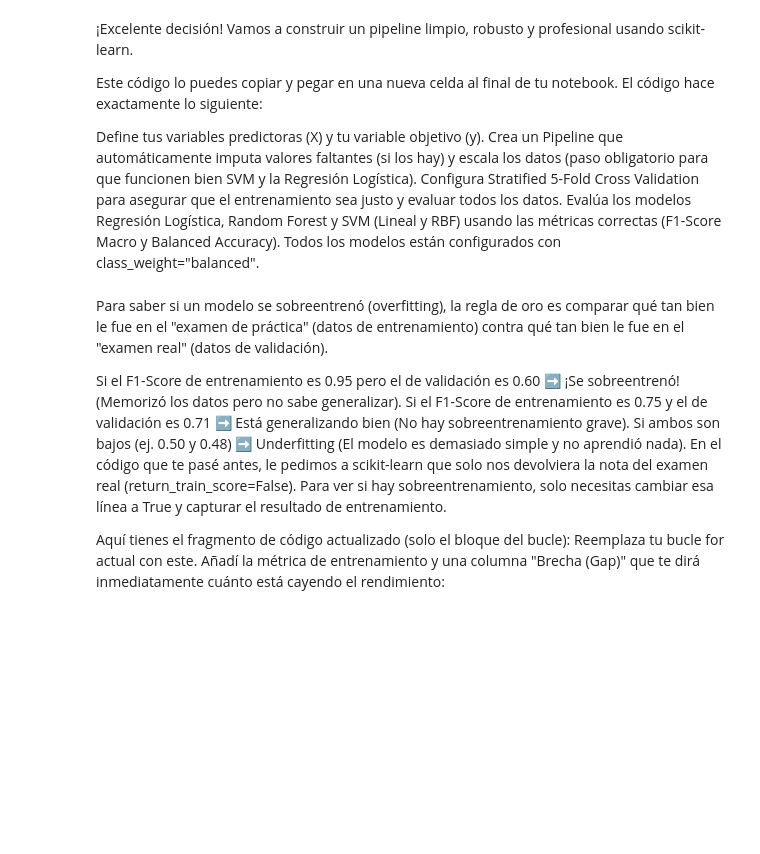
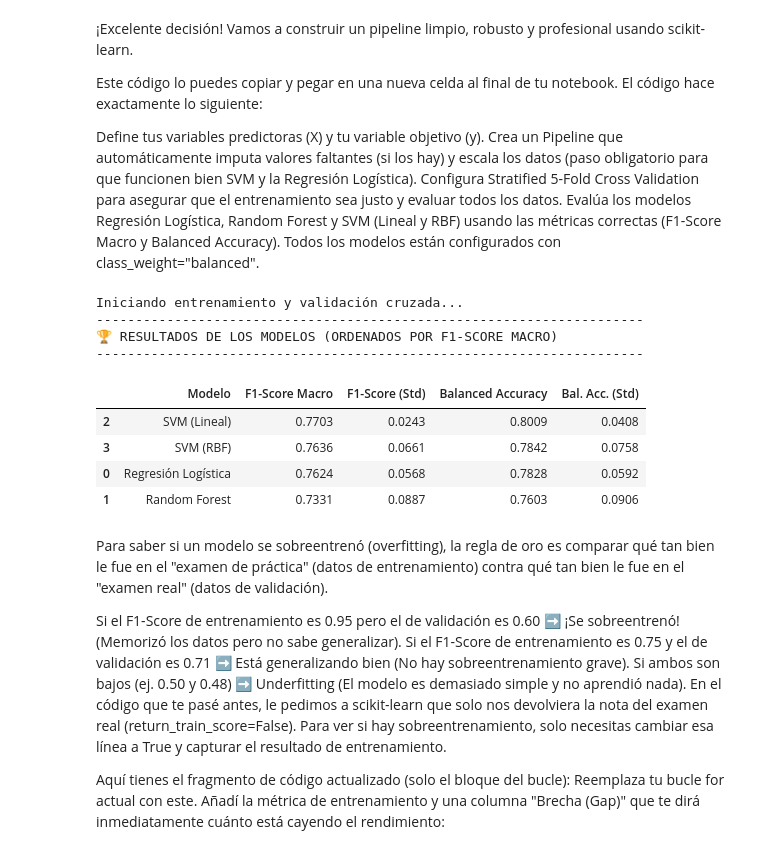
Before and after one commit to Nicolasg2c/dc_model_ts, a Jupyter notebook: src/dc_pipeline_2.ipynb, the cells around one changed output. Saved outputs shown, nothing was run; the diff lists cells and outputs as text; code cells hidden in the pictures; blank space fills up the shorter version.

```diff
--- a/src/dc_pipeline_2.ipynb
+++ b/src/dc_pipeline_2.ipynb
@@ -961,10 +1264,8 @@ df_complete.info()
 # %%
-df_complete['nivel_estudio'] = df_complete['nivel_estudio'].astype(str).str.strip().astype(int)
-df_complete['age'] = df_complete['age'].astype(str).str.strip().astype(int)
-df_complete['dc'] = df_complete['dc'].astype(int)
+# df_complete['nivel_estudio'] = df_complete['nivel_estudio'].astype(str).str.strip().astype(int)
+# df_complete['age'] = df_complete['age'].astype(str).str.strip().astype(int)
+# df_complete['dc'] = df_complete['dc'].astype(int)
 # %%
 df_complete["age_num"] = pd.to_numeric(df_complete["age"], errors="coerce")
-# %%
-df_complete["dc"] = df_com
 # %%
 df_complete.describe()
@@ -1491,7 +1875,7 @@ models = {
 }
 
 # Hacemos 5-Folds, pero repetimos el sorteo y el proceso entero 10 veces
-cv = RepeatedStratifiedKFold(n_splits=5, n_repeats=10, random_state=42)
+cv = StratifiedKFold(n_splits=5, shuffle=True, random_state=42)
 
 # Métricas recomendadas para datos desbalanceados
 scoring = ['f1_macro', 'balanced_accuracy']
@@ -1504,33 +1888,43 @@ print("Iniciando entrenamiento y validación cruzada...")
 for name, model in models.items():
 
     # Creamos un Pipeline de 3 pasos:
     # Paso 1: Rellenar NaNs con la mediana (SimpleImputer)
     # Paso 2: Escalar los datos a Media=0, Std=1 (StandardScaler)
     # Paso 3: Entrenar el clasificador
     pipeline = Pipeline([
         ('imputer', SimpleImputer(strategy='median')),
         ('scaler', StandardScaler()),
         ('classifier', model)
     ])
 
     # Ejecutar la validación cruzada
     cv_scores = cross_validate(pipeline, X, y, cv=cv, scoring=scoring, return_train_score=False)
 
     # Calcular y almacenar las medias y desviaciones estándar
     results.append({
         "Modelo": name,
         "F1-Score Macro": cv_scores['test_f1_macro'].mean(),
         "F1-Score (Std)": cv_scores['test_f1_macro'].std(),
         "Balanced Accuracy": cv_scores['test_balanced_accuracy'].mean(),
         "Bal. Acc. (Std)": cv_scores['test_balanced_accuracy'].std()
     })
 
 # 5. Convertir resultados a DataFrame, ordenar de mejor a peor, y mostrar
 df_results = pd.DataFrame(results).sort_values(by="F1-Score Macro", ascending=False)
 print("-" * 70)
 print("🏆 RESULTADOS DE LOS MODELOS (ORDENADOS POR F1-SCORE MACRO)")
 print("-" * 70)
 display(df_results.round(4))
+# %% [output]
+Iniciando entrenamiento y validación cruzada...
+----------------------------------------------------------------------
+🏆 RESULTADOS DE LOS MODELOS (ORDENADOS POR F1-SCORE MACRO)
+----------------------------------------------------------------------
+|  | Modelo | F1-Score Macro | F1-Score (Std) | Balanced Accuracy | Bal. Acc. (Std) |
+| 2 | SVM (Lineal) | 0.7703 | 0.0243 | 0.8009 | 0.0408 |
+| 3 | SVM (RBF) | 0.7636 | 0.0661 | 0.7842 | 0.0758 |
+| 0 | Regresión Logística | 0.7624 | 0.0568 | 0.7828 | 0.0592 |
+| 1 | Random Forest | 0.7331 | 0.0887 | 0.7603 | 0.0906 |
 # %% [markdown]
 Para saber si un modelo se sobreentrenó (overfitting), la regla de oro es comparar qué tan bien le fue en el "examen de práctica" (datos de entrenamiento) contra qué tan bien le fue en el "examen real" (datos de validación).
 
```
Also changed, not shown: parts of 44 cells of this notebook.
